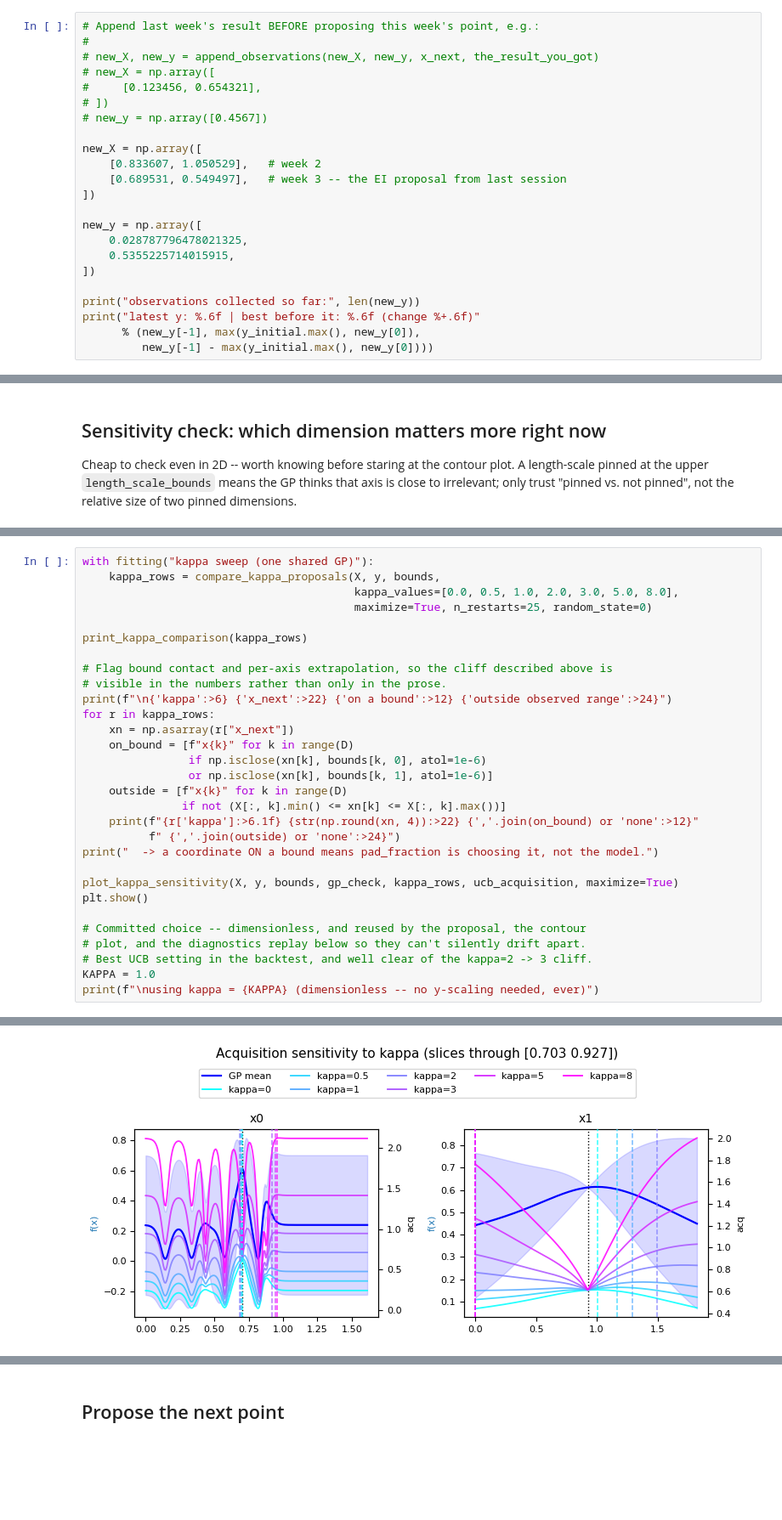
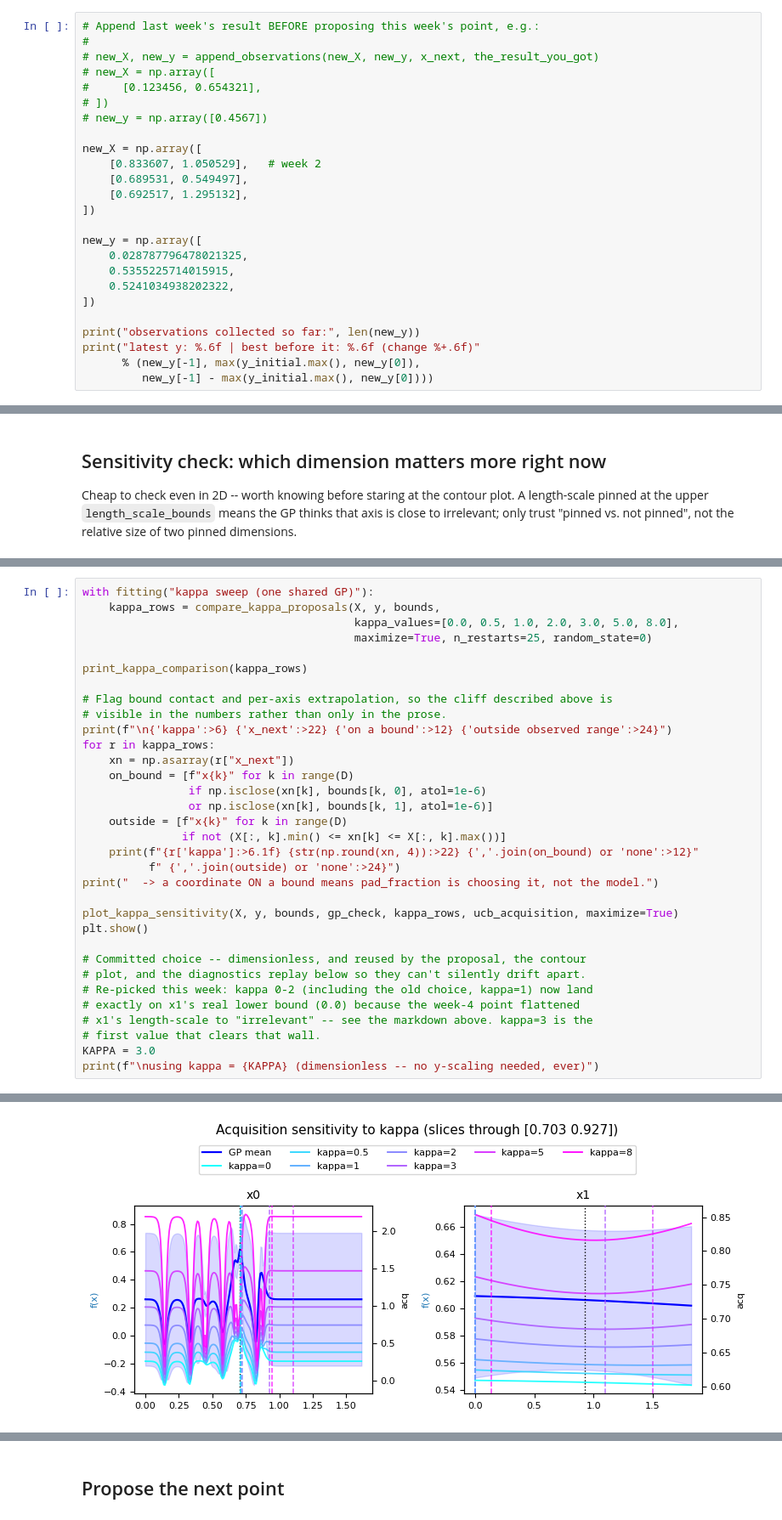
Before and after one commit to nic-gibson/capstone, a Jupyter notebook: function2.ipynb, the cells around one changed output, grey strips where cells are left out. Shown at 85% size. Drawn from its saved outputs; the diff is of its cells as text; blank space fills up the shorter version.

Commit message:
week 4 progress

```diff
--- a/function2.ipynb
+++ b/function2.ipynb
@@ -46,12 +46,14 @@ Include the new X and y values from the previous week, oldest first -- row order
 
 new_X = np.array([
     [0.833607, 1.050529],   # week 2
-    [0.689531, 0.549497],   # week 3 -- the EI proposal from last session
+    [0.689531, 0.549497],
+    [0.692517, 1.295132],
 ])
 
 new_y = np.array([
     0.028787796478021325,
     0.5355225714015915,
+    0.5241034938202322,
 ])
 
 print("observations collected so far:", len(new_y))
@@ -259,8 +272,11 @@ plt.show()
 
 # Committed choice -- dimensionless, and reused by the proposal, the contour
 # plot, and the diagnostics replay below so they can't silently drift apart.
-# Best UCB setting in the backtest, and well clear of the kappa=2 -> 3 cliff.
-KAPPA = 1.0
+# Re-picked this week: kappa 0-2 (including the old choice, kappa=1) now land
+# exactly on x1's real lower bound (0.0) because the week-4 point flattened
+# x1's length-scale to "irrelevant" -- see the markdown above. kappa=3 is the
+# first value that clears that wall.
+KAPPA = 3.0
 print(f"\nusing kappa = {KAPPA} (dimensionless -- no y-scaling needed, ever)")
 # %% [output]
 [fitting: kappa sweep (one shared GP)] 1 warning held back:
@@ -282,2 +298,2 @@ print(f"\nusing kappa = {KAPPA} (dimensionless -- no y-scaling needed, ever)")
   -> a coordinate ON a bound means pad_fraction is choosing it, not the model.
-[figure, old version]
+[figure, new version]
```
Also changed, not shown: parts of 12 cells of this notebook, 4 other files.
